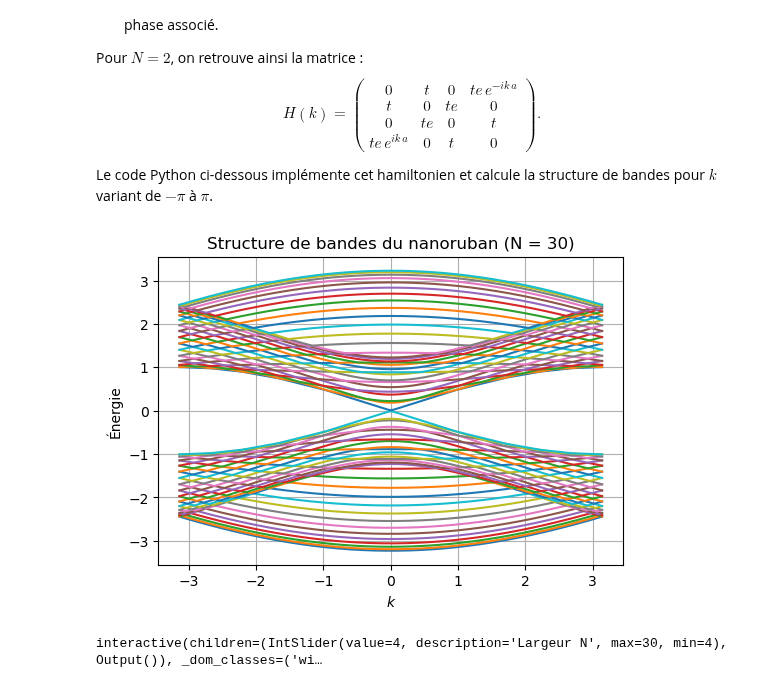
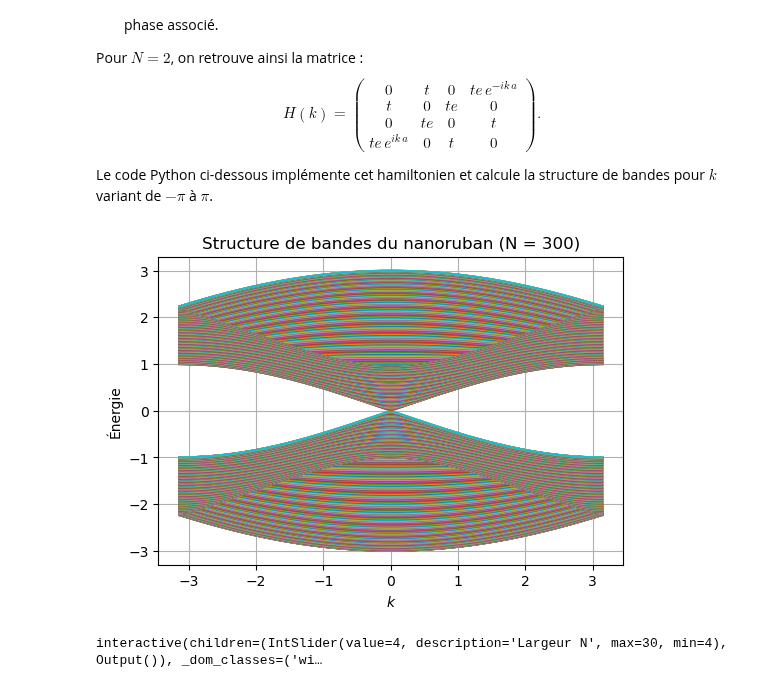
Before and after one commit to mldessu/projetsimu, a Jupyter notebook: Nanorubans/NRG.ipynb, the cells around one changed output. Saved outputs shown, nothing was run; the diff lists cells and outputs as text; code cells hidden in the pictures.

```diff
--- a/Nanorubans/NRG.ipynb
+++ b/Nanorubans/NRG.ipynb
@@ -124,8 +124,8 @@ import matplotlib.pyplot as plt
 a = 1.0                    # Constante de réseau
 kpts = np.linspace(-np.pi/a, np.pi/a, 500)
 t = -1.0                   # Amplitude de saut intra–cellule
-te = -1.0 * 1.12           # Amplitude de saut inter–cellule
-N = 30                      # Largeur du nanoruban
+te = -1.0          # Amplitude de saut inter–cellule
+N = 300                      # Largeur du nanoruban
 
 def hamiltonian_k(k, N, a, t, te):
     """
@@ -156,34 +156,34 @@ def hamiltonian_k(k, N, a, t, te):
         j = 2*(m + 1) - 2        # indice de a_{m+1}
         H[i, j] = te
         H[j, i] = te
 
         # Type 2 : liaison entre a_m (cellule m) et b_{m+1} (cellule m+1) avec facteur de phase e^{-ik*a}
         i = 2*m - 2              # indice de a_m
         j = 2*(m + 1) - 1        # indice de b_{m+1}
         H[i, j] = te * np.exp(-1j * k * a)
         H[j, i] = te * np.exp(1j * k * a)
 
     return H
 
 def energy(k, N, a, t, te):
     H = hamiltonian_k(k, N, a, t, te)
     E, _ = np.linalg.eig(H)
     return np.sort(E)
 
 # Calcul des énergies pour chaque k
 E_all = np.array([energy(k, N, a, t, te) for k in kpts])
 
 # Affichage de la structure de bandes
 plt.figure(figsize=(6, 4))
 for band in range(2 * N):
     plt.plot(kpts, E_all[:, band].real)
 plt.xlabel('$k$')
 plt.ylabel('Énergie')
 plt.title(f'Structure de bandes du nanoruban (N = {N})')
 plt.grid(True)
 plt.show()
 # %% [output]
-[figure, old version]
+[figure, new version]
 # %%
 import numpy as np
 import matplotlib.pyplot as plt
```
